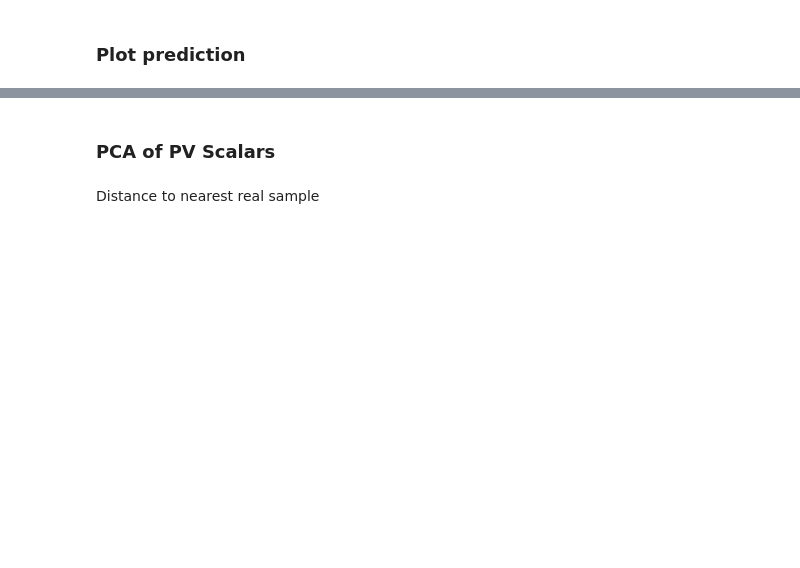
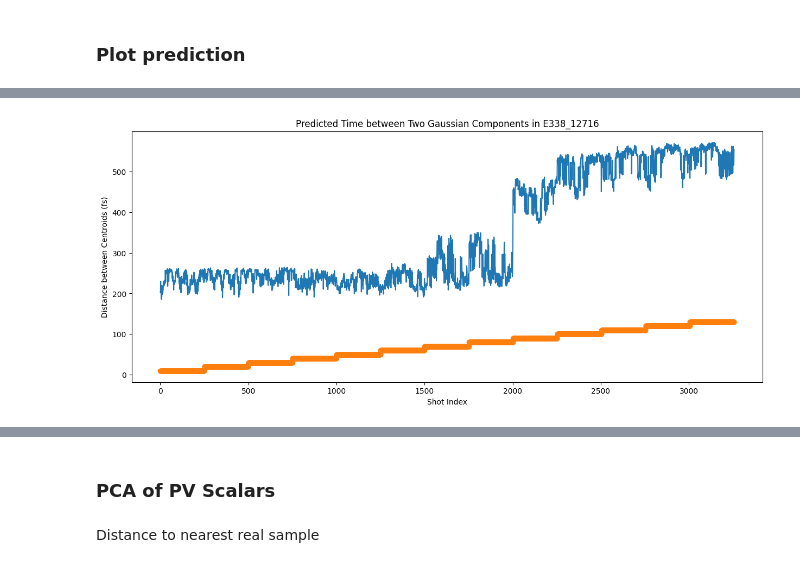
Before and after one commit to truewis/FACET-II-ML-diag, a Jupyter notebook: notebooks/workflow_walkthroughs/2D_LPS_model_GMM_Forest_test_without_comparison.ipynb, the cells around one changed output, grey strips where cells are left out. Drawn from its saved outputs; the diff is of its cells as text; code cells hidden in the pictures; blank space fills up the shorter version.

```diff
--- a/notebooks/workflow_walkthroughs/2D_LPS_model_GMM_Forest_test_without_comparison.ipynb
+++ b/notebooks/workflow_walkthroughs/2D_LPS_model_GMM_Forest_test_without_comparison.ipynb
@@ -250,0 +287,34 @@ interact(plot_xtcav_image_pred_current, idx=IntSlider(min=0, max=pred_test_full.
+# %%
+"""
+idx = slider_idx.value
+    # Save the LPS image as PNG
+    raw_im = np.flip(LPSimg[valid_rows][idx], axis=0)
+    filename = f'LPS_Image_{experiment}_{runname}_Shot_{idx}.png'
+    plt.imsave(filename, raw_im, cmap='jet')
+
+    Save all predicted images as PNG
+"""
+directory = f'predicted_LPS_images_{experiment}_{runname}'
+if not os.path.exists(directory):
+    os.makedirs(directory)
+PredictedImages_3D = np.zeros((pred_test_full.shape[0], 2*yrange, 2*xrange))
+for idx in range(pred_test_full.shape[0]):
+    pred_params = pred_test_full.T.reshape(NCOMP,pred_test_full.shape[0])[:,idx]
+    pred_im = biGaussian_image_from_flattened_params(pred_params, total_charge=charge_filtered[idx] if do_current_profile else None, yrange=yrange, xrange=xrange)
+    pred_im = pred_im.T
+    PredictedImages_3D[idx, :, :] = pred_im*1e15
+    # filename = os.path.join(directory, f'Predicted_LPS_Image_{experiment}_{runname}_Shot_{idx}.png')
+    # plt.imsave(filename, pred_im*1e15, cmap='jet')
+    # print(f"Saved predicted image for shot {idx} to {filename}")
+# Save the 3D Array to a MATLAB .mat file
+mat_filename = f'Predicted_LPS_Images_{experiment}_{runname}_20251217.mat'
+
+# Create a dictionary with a descriptive key for the MATLAB variable
+mat_data = {
+    'PredictedImages': PredictedImages_3D
+}
+
+# Save the dictionary to the .mat file
+scipy.io.savemat(mat_filename, mat_data)
+
+print(f"Successfully saved only the predicted images to: **{mat_filename}**")
@@ -251,17 +323,21 @@ interact(plot_xtcav_image_pred_current, idx=IntSlider(min=0, max=pred_test_full.
 # %%
 def xtcav_image_mu(idx):
     FACTOR = 1e15
 
     pred_params = pred_test_full.T.reshape(NCOMP,pred_test_full.shape[0])[:,idx]
 
     pred_ug = unflatten_biGaussian_params(pred_params)
     return (pred_ug['mu'][0][0]-pred_ug['mu'][1][0]) * xtcalibrationfactor * FACTOR  # The difference in horizontal means (mu_A_x - mu_B_x)
 mu_list = []
 for i in range(pred_test_full.shape[0]):
     mu_list.append(xtcav_image_mu(i))
 plt.figure(figsize=(15,6))
 plt.plot(mu_list)
+# plot shot number as well
+plt.plot(data_struct.scalars.steps[ntest]*10, 'o')
 plt.xlabel('Shot Index')
 plt.ylabel('Distance between Centroids (fs)')
 plt.title('Predicted Time between Two Gaussian Components in {}'.format(f"{experiment}_{runname}"))
 plt.show()
+# %% [output]
+[figure, added]
```
Also changed, not shown: parts of 16 cells of this notebook, 8 other files.
